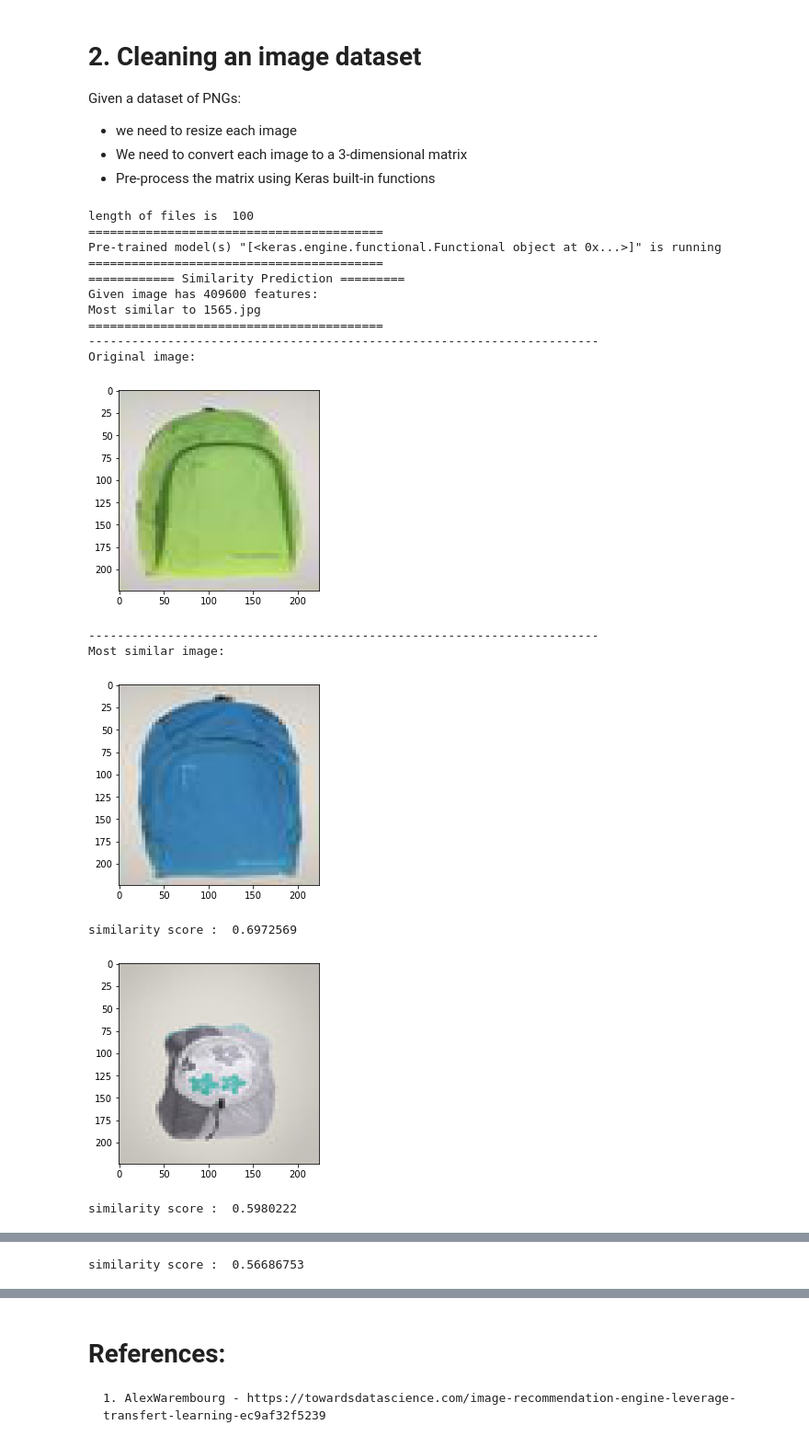
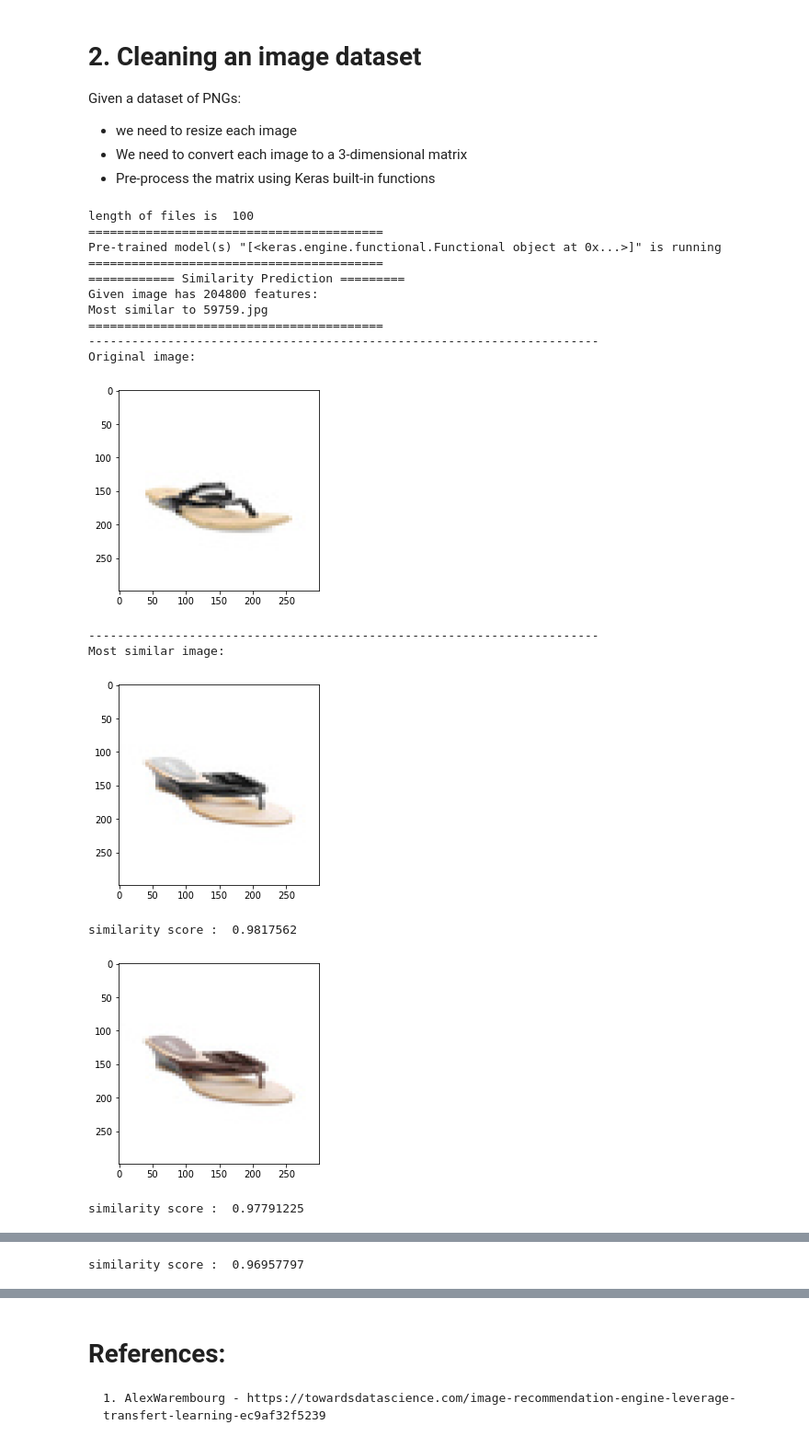
Before and after one commit to aruparc/ImageRecommendationExploration, a Jupyter notebook: image_recommender_system.ipynb, the cells around one changed output, grey strips where cells are left out. Shown: that part at 92% size. Cells and saved outputs as stored; diff of their text form; code cells hidden in the pictures.

Commit message:
trying to improve the recommender with Keras inception_v3 model

```diff
--- a/image_recommender_system.ipynb
+++ b/image_recommender_system.ipynb
@@ -29,7 +29,7 @@ from keras.preprocessing.image import load_img,img_to_array
 from keras.applications import (vgg16,  vgg19, xception,
                                 inception_v3,  inception_resnet_v2,
                                 mobilenet,densenet, nasnet, mobilenet_v2)
-vgg16_model = vgg16.VGG16(weights='imagenet')
+# vgg16_model = vgg16.VGG16(weights='imagenet')
 # vgg19_model = vgg19.VGG19(weights='imagenet')
 # mobv2= mobilenet_v2.MobileNetV2(input_shape=None, alpha=1.0,
 #                                        include_top=True,
@@ -39,8 +39,8 @@ vgg16_model = vgg16.VGG16(weights='imagenet')
 # mobilenet_ = mobilenet.MobileNet(weights="imagenet")
 # incepv2 = inception_resnet_v2.InceptionResNetV2(include_top=True, weights='imagenet',
 #                                                 input_tensor=None, input_shape=None, pooling=None, classes=1000)
-# incepv3 = inception_v3.InceptionV3(include_top=True, weights='imagenet', input_tensor=None,
-#                                    input_shape=None, pooling=None, classes=1000)
+incepv3 = inception_v3.InceptionV3(include_top=True, weights='imagenet', input_tensor=None,
+                                   input_shape=None, pooling=None, classes=1000)
 # Xception_ = xception.Xception(include_top=True, weights='imagenet', input_tensor=None,
 #                               input_shape=None, pooling=None, classes=1000)
 # large_nasnet = nasnet.NASNetLarge(input_shape=None, include_top=True, weights='imagenet',
@@ -62,7 +66,7 @@ class ImageRecommenderSystem :
         self.filespath = filespath
         self.list_of_images = list_of_images
 
-        # Since ouput.shape returns object dimension, just eval it to get integer ...
+        # Since output.shape returns an object dimension, just eval() it to get an integer value
         self.image_width = eval(str(self.model.layers[0].output.shape[1]))
         self.image_height = eval(str(self.model.layers[0].output.shape[2]))
 
@@ -83,15 +87,14 @@ class ImageRecommenderSystem :
 
     def image_to_matrix(self) :
         """
-        # convert the PIL image to a numpy array
-        # in PIL - image is in (width, height, channel)
-        # in Numpy - image is in (height, width, channel)
-        # convert the image / images into batch format
-        # expand_dims will add an extra dimension to the data at a particular axis
-        # we want the input matrix to the network to be of the form (batchsize, height, width, channels)
-        # thus we add the extra dimension to the axis 0.
+         - convert the PIL image to a numpy array
+         - in PIL - image is in (width, height, channel)
+         - in Numpy - image is in (height, width, channel)
+         - convert the image / images into batch format
+         - expand_dims will add an extra dimension to the data at a particular axis
+         - we want the input matrix to the network to be of the form (batchsize, height, width, channels)
+           so we add the extra dimension to the axis 0...batchsize will be initialized to None.
         """
-        #from keras.preprocessing.image import load_img,img_to_array
         list_of_expanded_array = list()
 
         for i in self.list_of_images:
@@ -104,6 +107,13 @@ class ImageRecommenderSystem :
         return preprocess_input(images)
 
     def get_similarities(self, processed_imgs) :
+        """
+        Args:
+          processed_imgs: images after being run through Keras' preprocess_input()
+
+        Returns:
+          cosine_similarities_df: a dataframe of cosine similarity scores between each image and every other image in the set
+        """
         print('============ Similarity Prediction =========')
         imgs_features = self.image_features_extractor.predict(processed_imgs)
         print(f"Given image has {imgs_features.size} features:")
@@ -112,7 +122,13 @@ class ImageRecommenderSystem :
         return cos_similarities_df
 
     def most_similar_to(self, given_img, num_similar_images = 5):
+        """
+        Args:
+          processed_imgs: images after being run through Keras' preprocess_input()
 
+        Returns:
+          cosine_similarities_df: a dataframe of cosine similarity scores between each image and every other image in the set
+        """
         print("-----------------------------------------------------------------------")
         print("Original image:")
 
@@ -132,43 +148,43 @@ class ImageRecommenderSystem :
             plt.show()
             print("similarity score : ",closest_imgs_scores[i])
 # %%
-list_of_pretrained = [vgg16_model]
+list_of_pretrained = [incepv3]
 files = [x for x in os.listdir("/content/images") if x.endswith('jpg')]
 files = np.random.choice(files, 100)
 
 print('length of files is ', len(files))
 
 for pretrained_model in list_of_pretrained :
     print('=========================================')
     print(f'Pre-trained model(s) "{list_of_pretrained}" is running')
     print('=========================================')
     pretrained_recommender = ImageRecommenderSystem(pretrained_model, files, filespath = '/content/images/')
 
     print(f'Most similar to {files[0]}')
     print('=========================================')
     pretrained_recommender.most_similar_to(files[0])
 
     print(f'Most similar to {files[10]}')
     print('=========================================')
     pretrained_recommender.most_similar_to(files[10])
 
     print('Next model ...')
     print('\n')
 # %% [output]
 length of files is  100
 =========================================
 Pre-trained model(s) "[<keras.engine.functional.Functional object at 0x...>]" is running
 =========================================
 ============ Similarity Prediction =========
-Given image has 409600 features:
-Most similar to 1565.jpg
+Given image has 204800 features:
+Most similar to 59759.jpg
 =========================================
 -----------------------------------------------------------------------
 Original image:
-[figure, old version]
+[figure, new version]
 -----------------------------------------------------------------------
 Most similar image:
-[figure, old version]
+[figure, new version]
-similarity score :  0.6972569
+similarity score :  0.9817562
-[figure, old version]
+[figure, new version]
-similarity score :  0.5980222
+similarity score :  0.97791225
@@ -176 +192 @@ similarity score :  0.5980222
-similarity score :  0.56686753
+similarity score :  0.96957797
```
Also changed, not shown: parts of 2 cells of this notebook.
